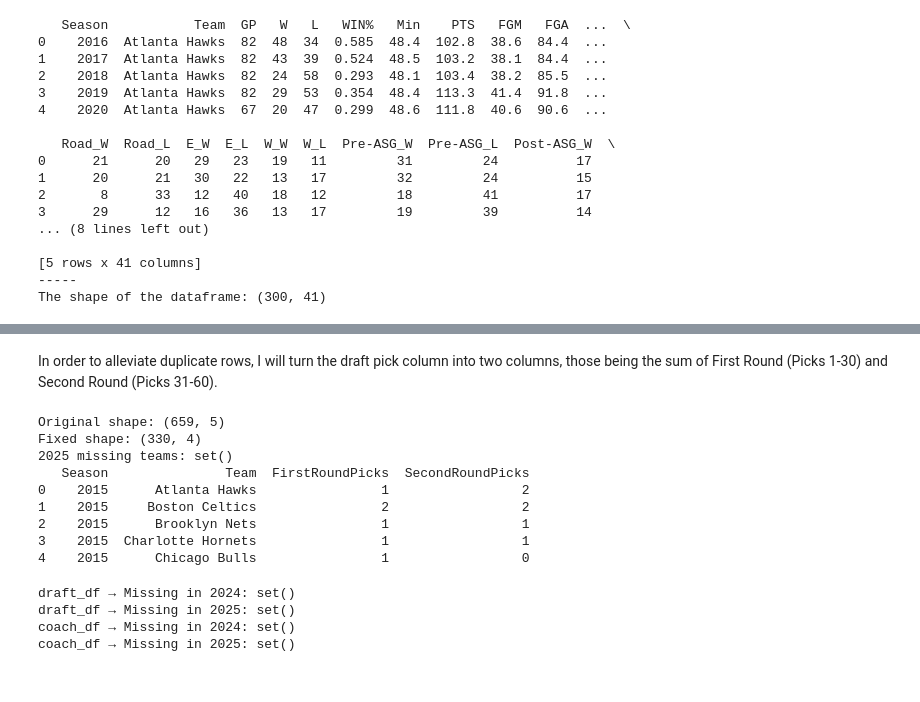
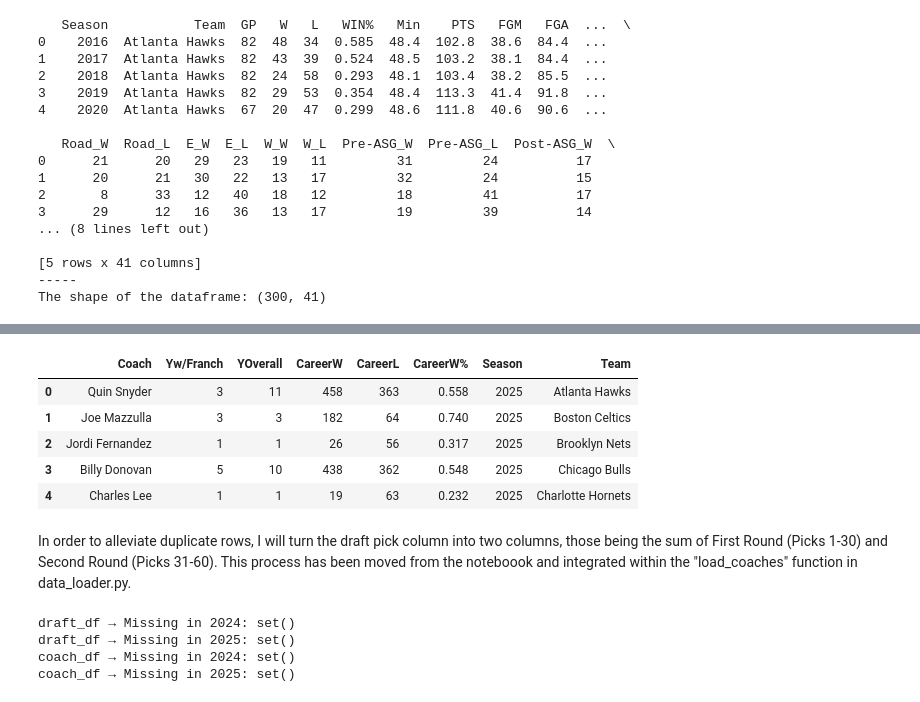
Before and after one commit to trustanprice/basketball-predictions, a Jupyter notebook: notebooks/01_data_cleaning.ipynb, the cells around one changed output, grey strips where cells are left out. Cells and saved outputs as stored; diff of their text form; code cells hidden in the pictures.

Commit message:
moving code from data_cleaner to data_loader

```diff
--- a/notebooks/01_data_cleaning.ipynb
+++ b/notebooks/01_data_cleaning.ipynb
@@ -184,2 +110,12 @@ The shape of the draft df: (659, 3)
+# %%
+coach_df = load_coaches()
+coach_df.head(5)
+# %% [output]
+|  | Coach | Yw/Franch | YOverall | CareerW | CareerL | CareerW% | Season | Team |
+| 0 | Quin Snyder | 3 | 11 | 458 | 363 | 0.558 | 2025 | Atlanta Hawks |
+| 1 | Joe Mazzulla | 3 | 3 | 182 | 64 | 0.740 | 2025 | Boston Celtics |
+| 2 | Jordi Fernandez | 1 | 1 | 26 | 56 | 0.317 | 2025 | Brooklyn Nets |
+| 3 | Billy Donovan | 5 | 10 | 438 | 362 | 0.548 | 2025 | Chicago Bulls |
+| 4 | Charles Lee | 1 | 1 | 19 | 63 | 0.232 | 2025 | Charlotte Hornets |
 # %% [markdown]
-In order to alleviate duplicate rows, I will turn the draft pick column into two columns, those being the sum of First Round (Picks 1-30) and Second Round (Picks 31-60).
+In order to alleviate duplicate rows, I will turn the draft pick column into two columns, those being the sum of First Round (Picks 1-30) and Second Round (Picks 31-60). This process has been moved from the noteboook and integrated within the "load_coaches" function in data_loader.py.
@@ -209,29 +122,2 @@ full_index = pd.DataFrame(
-# %%
-# Merge to ensure all 30 teams per season
-draft_df_full = pd.merge(full_index, draft_df_cleaned, on=["Season", "Team"], how="left")
-
-# Fill missing picks with 0
-draft_df_full["FirstRoundPicks"] = draft_df_full["FirstRoundPicks"].fillna(0).astype(int)
-draft_df_full["SecondRoundPicks"] = draft_df_full["SecondRoundPicks"].fillna(0).astype(int)
-
-# Drop original Pk column if still present
-if "Pk" in draft_df_full.columns:
-    draft_df_full = draft_df_full.drop(columns=["Pk"])
-
-# Sanity check
-print("Original shape:", draft_df.shape)
-print("Fixed shape:", draft_df_full.shape)
-print("2025 missing teams:", set(nba_teams) - set(draft_df_full[draft_df_full["Season"] == 2025]["Team"].unique()))
-print(draft_df_full.head())
-# %% [output]
-Original shape: (659, 5)
-Fixed shape: (330, 4)
-2025 missing teams: set()
-   Season               Team  FirstRoundPicks  SecondRoundPicks
-0    2015      Atlanta Hawks                1                 2
-1    2015     Boston Celtics                2                 2
-2    2015      Brooklyn Nets                1                 1
-3    2015  Charlotte Hornets                1                 1
-4    2015      Chicago Bulls                1                 0
 # %%
 # For draft_df leaks
```
Also changed, not shown: parts of 25 cells of this notebook, 4 other files.
